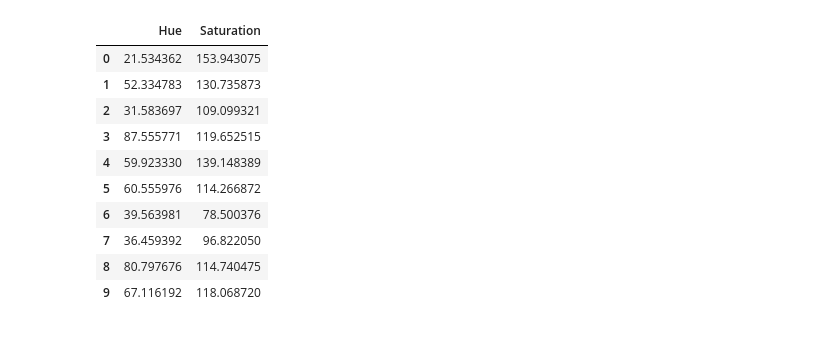
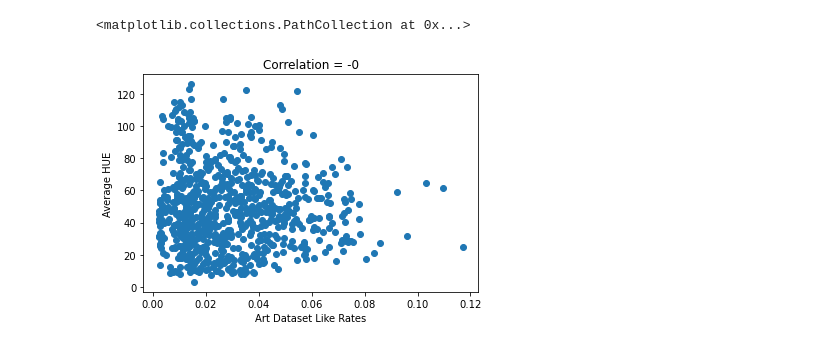
Before and after one commit to zizkincido/GraduationProject, a Jupyter notebook: Python/Average Saturation and Average Hue.ipynb, the cells around one changed output. Cells and saved outputs as stored; diff of their text form; code cells hidden in the pictures.

Commit message:
Changed average saturation and hue code, added VGG-16(uncompleted) code

```diff
--- a/Python/Average Saturation and Average Hue.ipynb
+++ b/Python/Average Saturation and Average Hue.ipynb
@@ -21,17 +20,16 @@ for index, row in df.iterrows():
     saturation = img_hsv[:, :, 1].mean()
     hue = img_hsv[:, :, 0].mean()
     art_HSV.loc[len(art_HSV.index)] = [hue,saturation]
-# %%
-art_HSV.head(10)
-# %% [output]
-|  | Hue | Saturation |
-| 0 | 21.534362 | 153.943075 |
-| 1 | 52.334783 | 130.735873 |
-| 2 | 31.583697 | 109.099321 |
-| 3 | 87.555771 | 119.652515 |
-| 4 | 59.923330 | 139.148389 |
-| 5 | 60.555976 | 114.266872 |
-| 6 | 39.563981 | 78.500376 |
-| 7 | 36.459392 | 96.822050 |
-| 8 | 80.797676 | 114.740475 |
-| 9 | 67.116192 | 118.068720 |
+# %%
+art_HSV['like_rate'] = df['like_rate']
+# %%
+x = art_HSV['like_rate']
+y = art_HSV['Hue']
+my_rho = np.corrcoef(x,y)
+plt.title('Correlation = %2.f' % my_rho[0,1])
+plt.xlabel("Art Dataset Like Rates")
+plt.ylabel("Average HUE")
+plt.scatter(x, y)
+# %% [output]
+<matplotlib.collections.PathCollection at 0x...>
+[figure, added]
```
Also changed, not shown: parts of 9 cells of this notebook, 1 other file.
